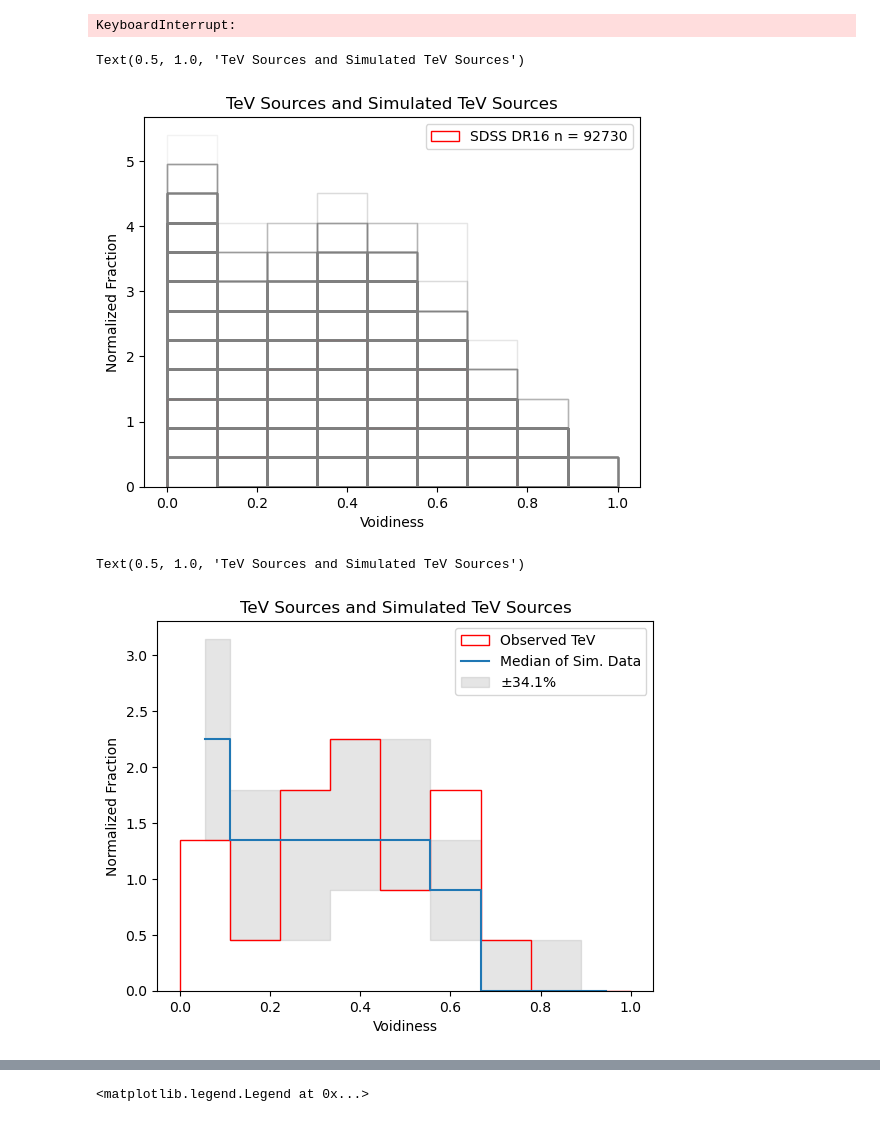
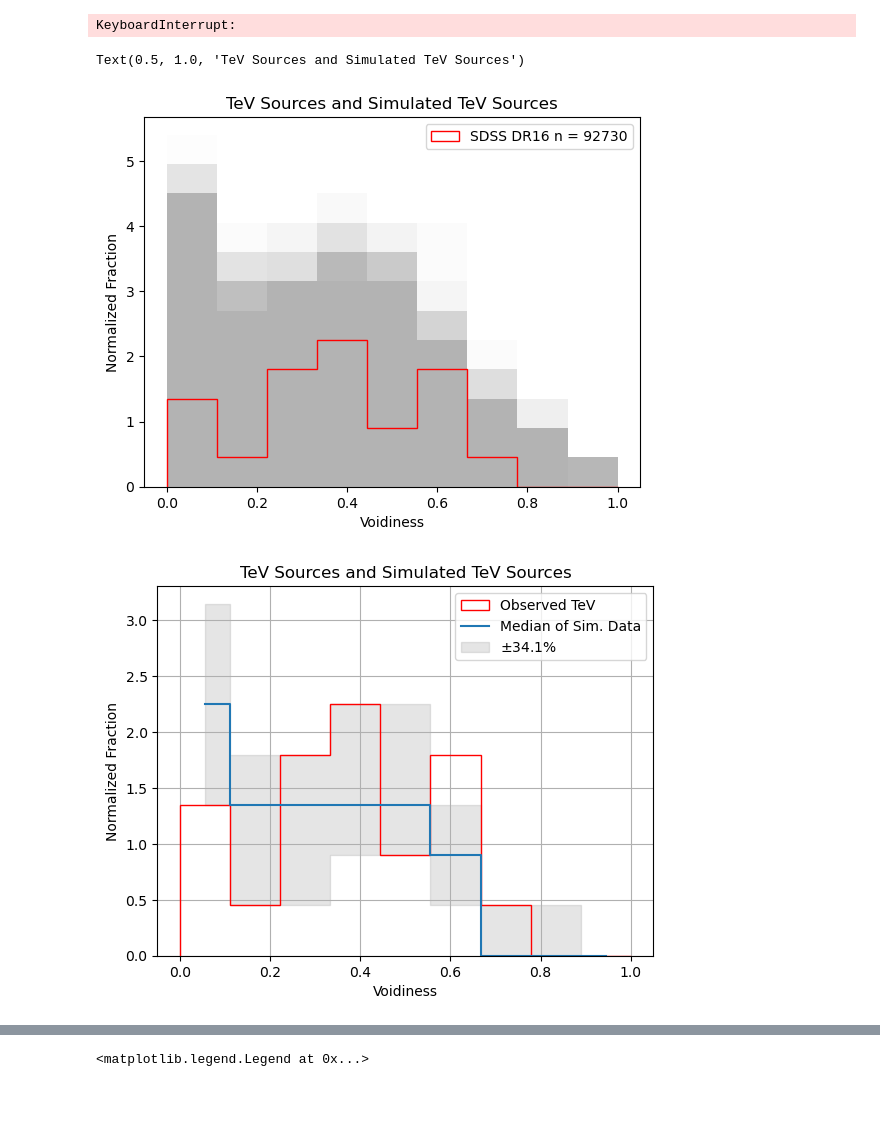
Before and after one commit to Cranberry-Juice/GRS-V, a Jupyter notebook: stat_test.ipynb, the cells around one changed output, grey strips where cells are left out. Drawn from its saved outputs; the diff is of its cells as text; code cells hidden in the pictures.

```diff
--- a/stat_test.ipynb
+++ b/stat_test.ipynb
@@ -100,36 +100,36 @@ end = 1
 num = 10
 
 binning = np.linspace(start,end,num)
 
 
 test = plt.hist([four_lac.Voidiness[four_lac.TeVflag == 1]],
                      bins = binning,
                      density=True,
                      stacked = False,
                      histtype='step', label=f"SDSS DR16 n = {len(sdss_dr16)}",
                      cumulative=False, color = 'red')
 
 # mc_names = ["Voidiness_" + str(i) for i in range(run_n-1)]
 
 # for name in mc_names:
 sim_bin_heights = []
 for i in range(int(len(mc_voidiness)/20)):
     temp = plt.hist([mc_voidiness[i*20:20*(i+1)]],
                         bins = binning,
                         density=True,
                         stacked = False,
-                        histtype='step', #label=f'Monte Carlo n = {len(mc_voidiness)}',
-                        cumulative=False, alpha=0.1, color='0.5')
+                        # histtype='step', #label=f'Monte Carlo n = {len(mc_voidiness)}',
+                        cumulative=False, alpha=0.02, color='0.7')
     sim_bin_heights.append(temp[0])
 
 
 plt.legend()
 plt.ylabel('Normalized Fraction')
 plt.xlabel('Voidiness')
 plt.title('TeV Sources and Simulated TeV Sources')
 # %% [output]
 Text(0.5, 1.0, 'TeV Sources and Simulated TeV Sources')
-[figure, old version]
+[figure, new version]
 # %%
 start = 0
 end = 1
@@ -169,6 +169,28 @@ for i in range(9):
 
 low_1sig = [uh[0] for uh in sigmas]
 hi_1sig = [uh[1] for uh in sigmas]
+# plt.hist([sdss_dr16.Voidiness],
+#     bins=10,
+#     histtype="step",
+#     density=True,
+#     stacked=False,
+#     label='SDSS DR16',
+#     cumulative=False)
+# plt.hist([soft_xrays.Voidiness],
+#     bins=10,
+#     histtype="step",
+#     density=True,
+#     stacked=False,
+#     label='SODR',
+#     cumulative=False)
+# plt.hist([sdss_dr16.Voidiness],
+#     bins=10,
+#     histtype="step",
+#     density=True,
+#     stacked=False,
+#     label='NON TEV Sources',
+#     cumulative=False)
+
 
 plt.step(bin_centers, medians, where="mid", label="Median of Sim. Data")
 # plt.step(bin_centers, low_1sig, where="mid", label = "-1 $\sigma$")
@@ -179,6 +201,8 @@ plt.legend()
 plt.ylabel('Normalized Fraction')
 plt.xlabel('Voidiness')
 plt.title('TeV Sources and Simulated TeV Sources')
+plt.grid()
+
+plt.savefig('stats_fig/test.png')
 # %% [output]
-Text(0.5, 1.0, 'TeV Sources and Simulated TeV Sources')
-[figure, old version]
+[figure, new version]
```
Also changed, not shown: parts of 7 cells of this notebook.
